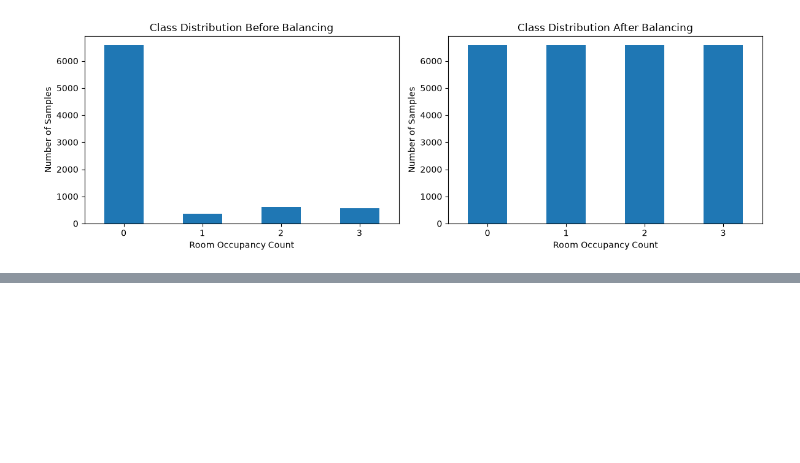
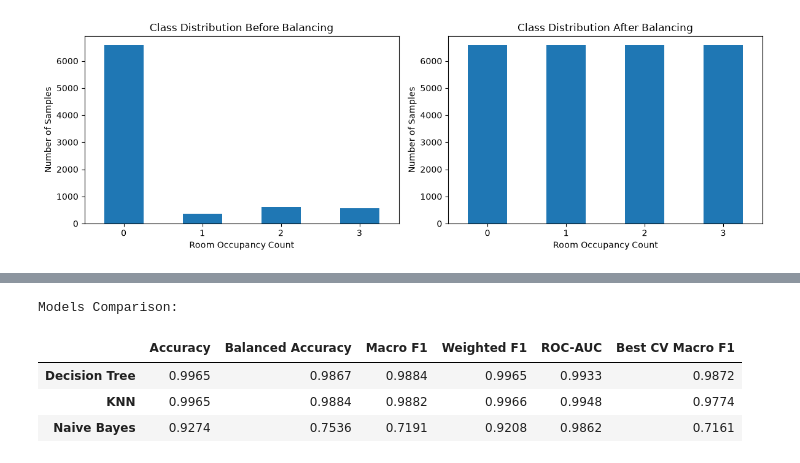
Before and after one commit to Mohamed66Hemdan/Room-Occupancy-Estimation-ML-Model, a Jupyter notebook: Project/Project.ipynb, the cells around one changed output, grey strips where cells are left out. Cells and saved outputs as stored; diff of their text form; code cells hidden in the pictures; blank space fills up the shorter version.

```diff
--- a/Project/Project.ipynb
+++ b/Project/Project.ipynb
@@ -756,0 +1187,19 @@ plt.show()
+# %%
+#  Decision Tree Pipeline Construction
+
+dt_pipeline = Pipeline(
+    steps=[
+        (
+            "oversampler",
+            RandomOverSampler(random_state=42)
+        ),
+        (
+            "model",
+            DecisionTreeClassifier(
+                random_state=42
+            )
+        )
+    ]
+)
+
+dt_pipeline
@@ -756,0 +1375,23 @@ plt.show()
+# %%
+# Model Comparison Table [Macro F1]
+
+comparison_df = pd.DataFrame(
+    model_results
+).T
+
+comparison_df = comparison_df.sort_values(
+    by="Macro F1",
+    ascending=False
+)
+
+print("Models Comparison:")
+
+display(
+    comparison_df.round(4)
+    )
+# %% [output]
+Models Comparison:
+|  | Accuracy | Balanced Accuracy | Macro F1 | Weighted F1 | ROC-AUC | Best CV Macro F1 |
+| Decision Tree | 0.9965 | 0.9867 | 0.9884 | 0.9965 | 0.9933 | 0.9872 |
+| KNN | 0.9965 | 0.9884 | 0.9882 | 0.9966 | 0.9948 | 0.9774 |
+| Naive Bayes | 0.9274 | 0.7536 | 0.7191 | 0.9208 | 0.9862 | 0.7161 |
```
Also changed, not shown: parts of 15 cells of this notebook.
